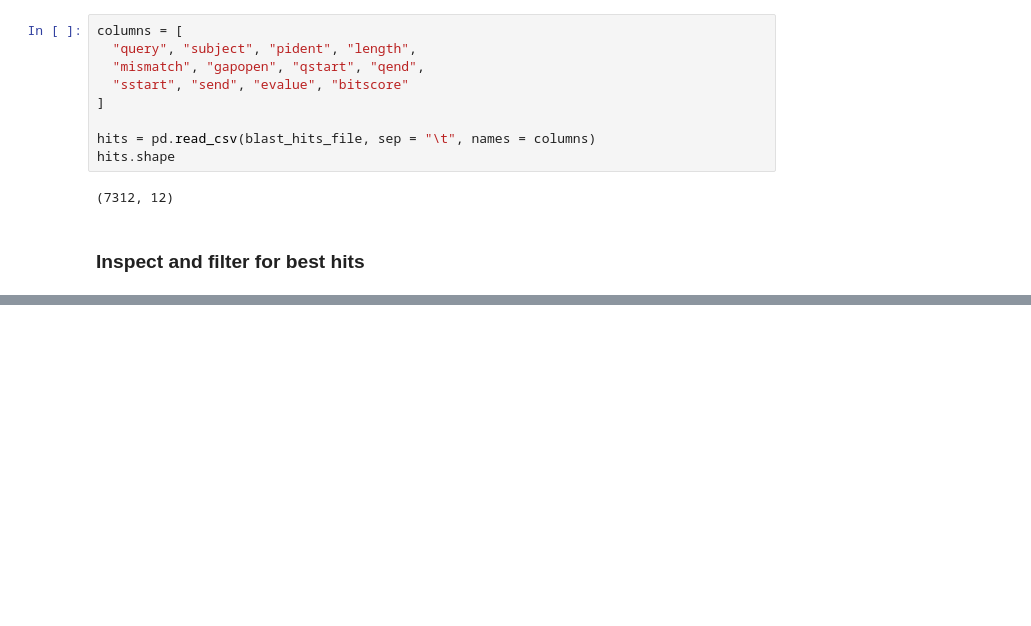
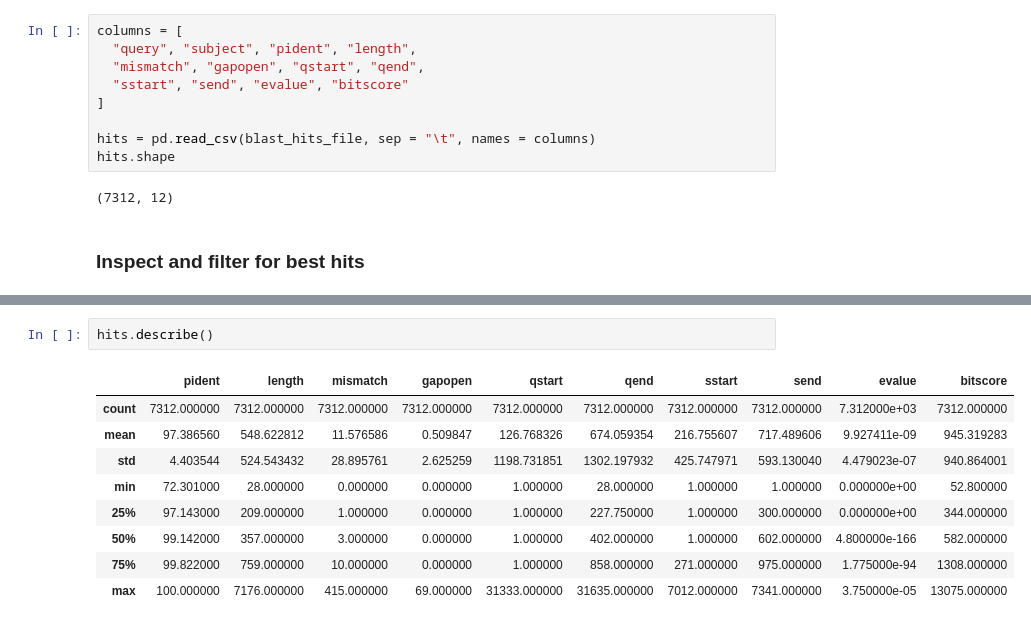
Before and after one commit to georgiadoing/seqADAGE, a Jupyter notebook: Py/muk_transfer_learning/genomic_mapping/Mukundan_sA_ec_pg_mapping.ipynb, the cells around one changed output, grey strips where cells are left out. Saved outputs shown, nothing was run; the diff lists cells and outputs as text; blank space fills up the shorter version.

```diff
--- a/Py/muk_transfer_learning/genomic_mapping/Mukundan_sA_ec_pg_mapping.ipynb
+++ b/Py/muk_transfer_learning/genomic_mapping/Mukundan_sA_ec_pg_mapping.ipynb
@@ -116,0 +126,12 @@ hits.shape
+# %%
+hits.describe()
+# %% [output]
+|  | pident | length | mismatch | gapopen | qstart | qend | sstart | send | evalue | bitscore |
+| count | 7312.000000 | 7312.000000 | 7312.000000 | 7312.000000 | 7312.000000 | 7312.000000 | 7312.000000 | 7312.000000 | 7.312000e+03 | 7312.000000 |
+| mean | 97.386560 | 548.622812 | 11.576586 | 0.509847 | 126.768326 | 674.059354 | 216.755607 | 717.489606 | 9.927411e-09 | 945.319283 |
+| std | 4.403544 | 524.543432 | 28.895761 | 2.625259 | 1198.731851 | 1302.197932 | 425.747971 | 593.130040 | 4.479023e-07 | 940.864001 |
+| min | 72.301000 | 28.000000 | 0.000000 | 0.000000 | 1.000000 | 28.000000 | 1.000000 | 1.000000 | 0.000000e+00 | 52.800000 |
+| 25% | 97.143000 | 209.000000 | 1.000000 | 0.000000 | 1.000000 | 227.750000 | 1.000000 | 300.000000 | 0.000000e+00 | 344.000000 |
+| 50% | 99.142000 | 357.000000 | 3.000000 | 0.000000 | 1.000000 | 402.000000 | 1.000000 | 602.000000 | 4.800000e-166 | 582.000000 |
+| 75% | 99.822000 | 759.000000 | 10.000000 | 0.000000 | 1.000000 | 858.000000 | 271.000000 | 975.000000 | 1.775000e-94 | 1308.000000 |
+| max | 100.000000 | 7176.000000 | 415.000000 | 69.000000 | 31333.000000 | 31635.000000 | 7012.000000 | 7341.000000 | 3.750000e-05 | 13075.000000 |
```
Also changed, not shown: parts of 5 cells of this notebook.
